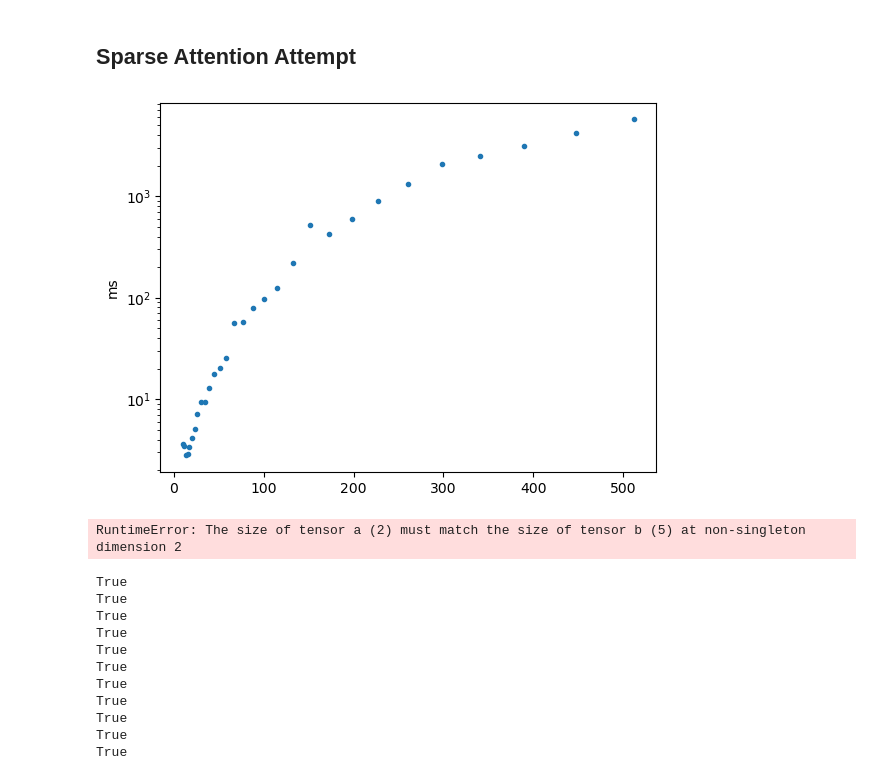
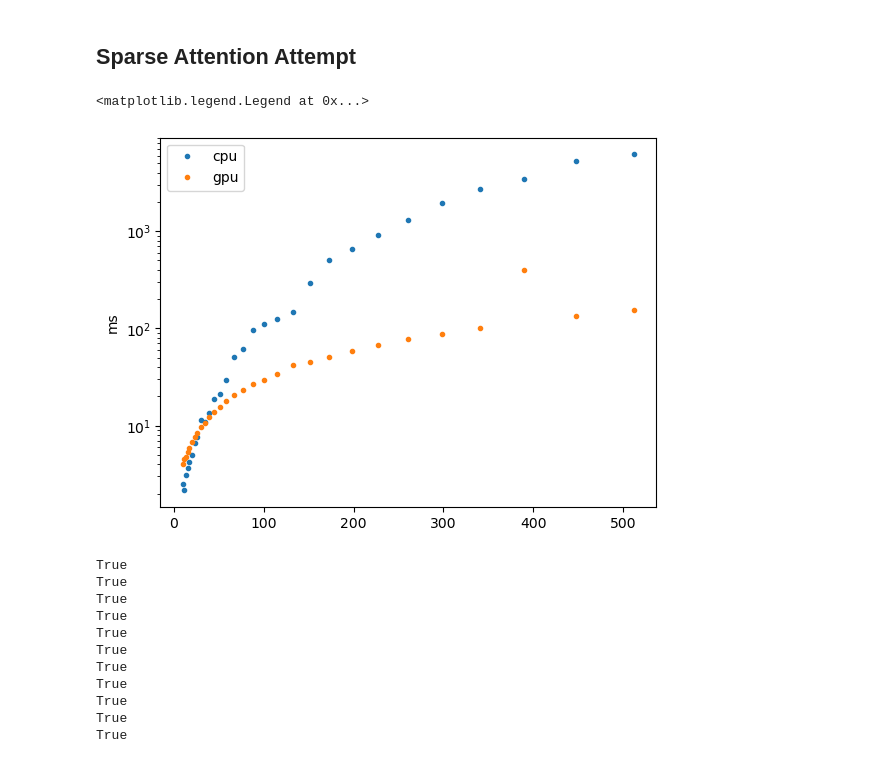
Before and after one commit to SharmaLlama/dl-from-scratch, a Jupyter notebook: notebooks/transformer.ipynb, the cells around one changed output. Saved outputs shown, nothing was run; the diff lists cells and outputs as text; code cells hidden in the pictures.

Commit message:
attn profile

```diff
--- a/notebooks/transformer.ipynb
+++ b/notebooks/transformer.ipynb
@@ -1842,25 +1843,3 @@ def attention(query, key, rand_idx, indices):
         src=attn_scores         # [B,H,P,M]
     )
     return other_2
-# %%
-import torch.profiler as profiler
-def get_function_runtime(func, *args, **kwargs):
-    with profiler.profile(
-        activities=[profiler.ProfilerActivity.CPU, profiler.ProfilerActivity.CUDA],
-    ) as prof:
-        with profiler.record_function("function_timing"):
-            func(*args, **kwargs)
-
-    # Extract just the timing information
-    events = prof.key_averages()
-    for evt in events:
-        if evt.key == "function_timing":
-            cpu_time = evt.cpu_time_total / 1000  # Convert to milliseconds
-            cuda_time = evt.cuda_time_total / 1000 if hasattr(evt, "cuda_time_total") else 0
-
-            # print(f"Function runtime:")
-            # print(f"  CPU time: {cpu_time:.3f} ms")
-            # if cuda_time > 0:
-            #     print(f"  CUDA time: {cuda_time:.3f} ms")
-
-    return cpu_time, cuda_time
@@ -1875,7 +1928,7 @@ def log_space_sequence(start, end, num_points):
 batch_sizes = 2**np.arange(1, 11)
 seq_lengths = log_space_sequence(10, 512, 30)
 timings = {batch_size : [] for batch_size in batch_sizes}
-for batch_size in tqdm(batch_sizes):
+for batch_size in batch_sizes:
     for seq_length in seq_lengths:
         q = torch.rand(size=(batch_size, n_heads, seq_length, dk))
         k = torch.rand(size=(batch_size, n_heads, seq_length, dk))
@@ -1887,7 +1940,6 @@ for batch_size in tqdm(batch_sizes):
                 sampled = np.random.choice(np.arange(1, seq_length))
             rand_idx.append(sampled)
 
-        positions = list(range(1, seq_length - 1))
         window_size = 3
         base = torch.arange(0, seq_length)
         indices = base.unfold(0, window_size, 1)
@@ -1895,7 +1949,10 @@ for batch_size in tqdm(batch_sizes):
 # %%
 import matplotlib.pyplot as plt
-plt.plot(seq_lengths, [a + b for a,b in timings[1024]], '.')
+plt.plot(seq_lengths, [c/10**6 for a,b,c in timings[1024]], '.')
+plt.plot(seq_lengths, [c/10**6 for a,b,c in gpu_timings[1024]], '.')
 plt.ylabel("ms")
 plt.yscale("log")
+plt.legend(['cpu' , 'gpu'])
 # %% [output]
+<matplotlib.legend.Legend at 0x...>
-[figure, old version]
+[figure, new version]
@@ -1904,7 +1959,3 @@ first_row = query[:, :, [0, seq_length - 1], :] @ key.transpose(-1, -2) ## globa
-# %%
-attention(q, k, rand_idx, indices)
-# %% [output]
-RuntimeError: The size of tensor a (2) must match the size of tensor b (5) at non-singleton dimension 2
 # %%
 first_row = query[:, :, [0, seq_length - 1], :] @ key.transpose(-1, -2) ## global attention Q_1, Q_s
 # %%
```
Also changed, not shown: parts of 5 cells of this notebook, 1 other file.
